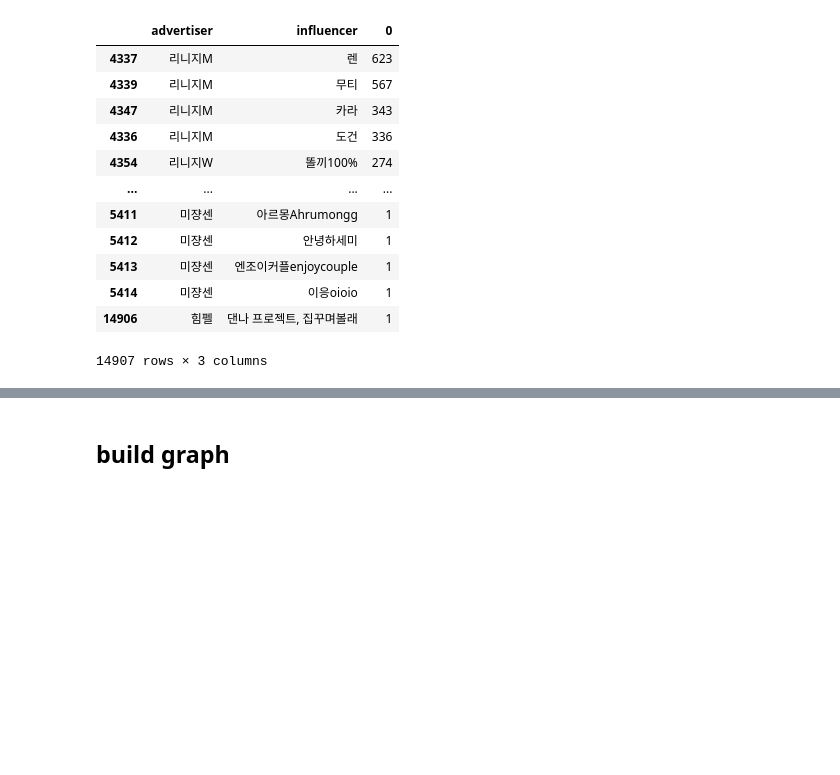
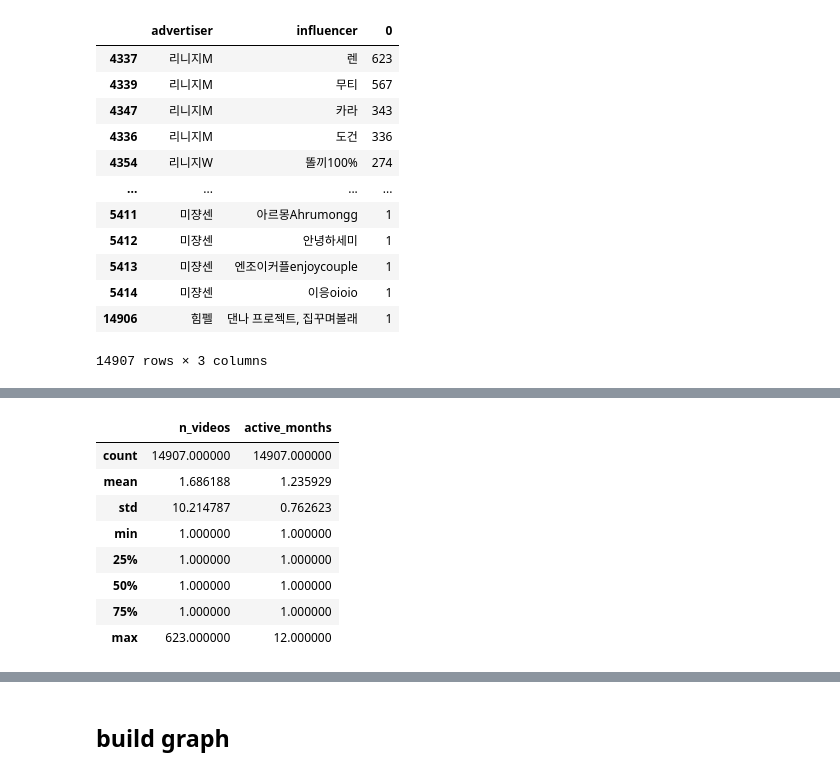
Before and after one commit to marlenawawer/Influencer_Selection, a Jupyter notebook: analysis.ipynb, the cells around one changed output, grey strips where cells are left out. Drawn from its saved outputs; the diff is of its cells as text; code cells hidden in the pictures; blank space fills up the shorter version.

```diff
--- a/analysis.ipynb
+++ b/analysis.ipynb
@@ -164,0 +169,12 @@ final_df
+# %%
+final_df[['n_videos', 'active_months']].describe()
+# %% [output]
+|  | n_videos | active_months |
+| count | 14907.000000 | 14907.000000 |
+| mean | 1.686188 | 1.235929 |
+| std | 10.214787 | 0.762623 |
+| min | 1.000000 | 1.000000 |
+| 25% | 1.000000 | 1.000000 |
+| 50% | 1.000000 | 1.000000 |
+| 75% | 1.000000 | 1.000000 |
+| max | 623.000000 | 12.000000 |
```
Also changed, not shown: parts of 30 cells of this notebook.
